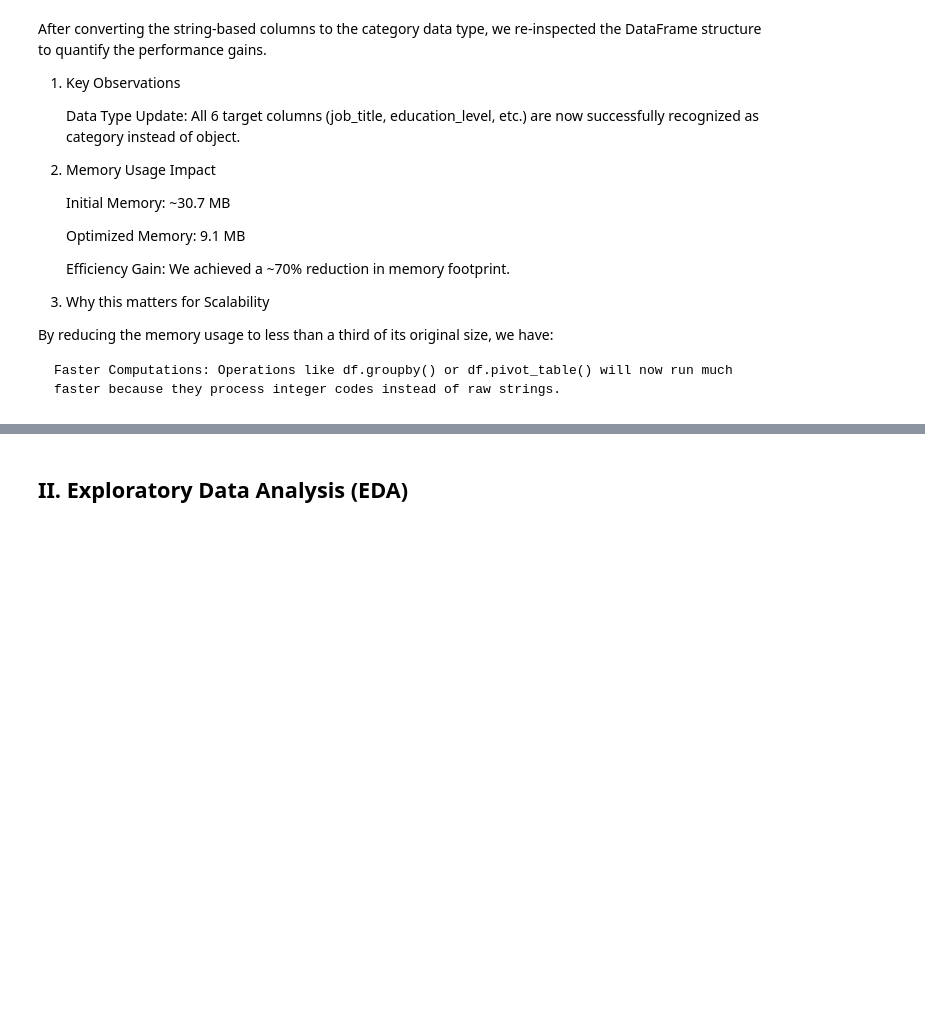
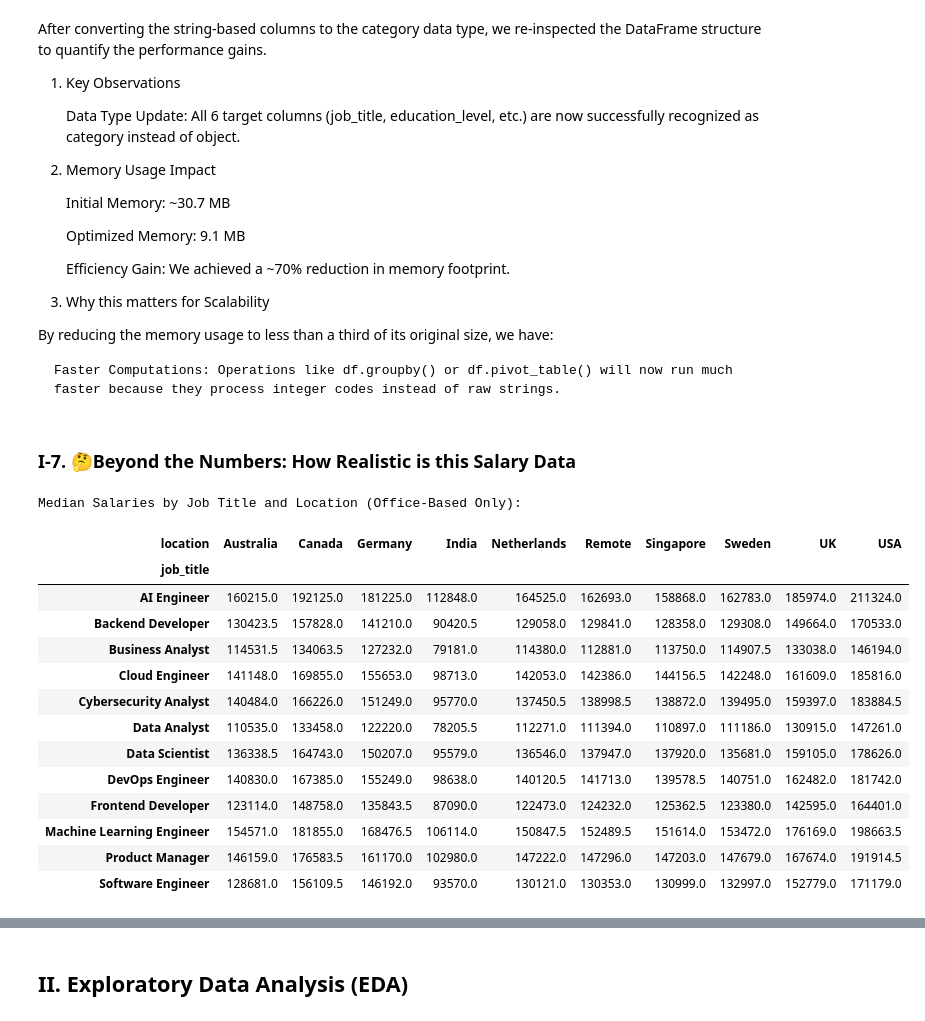
Before and after one commit to younesbensaid/Data-Analytics-projects, a Jupyter notebook: Large-Scale Dataset Analysis: 250K Job Records/NoteBook/Large-Scale Dataset Analysis: 250K Job Records.ipynb, the cells around one changed output, grey strips where cells are left out. Drawn from its saved outputs; the diff is of its cells as text; code cells hidden in the pictures; blank space fills up the shorter version.

Commit message:
### I-7. 🤔Beyond the Numbers: How Realistic is this Salary Data

```diff
--- a/Large-Scale Dataset Analysis: 250K Job Records/NoteBook/Large-Scale Dataset Analysis: 250K Job Records.ipynb
+++ b/Large-Scale Dataset Analysis: 250K Job Records/NoteBook/Large-Scale Dataset Analysis: 250K Job Records.ipynb
@@ -254,3 +254,33 @@ After converting the string-based columns to the category data type, we re-inspe
 By reducing the memory usage to less than a third of its original size, we have:
 
     Faster Computations: Operations like df.groupby() or df.pivot_table() will now run much faster because they process integer codes instead of raw strings.
+# %% [markdown]
+### I-7. 🤔Beyond the Numbers: How Realistic is this Salary Data
+# %%
+office_based_df = df[df['remote_work'] == 'No']
+
+job_location_median = office_based_df.pivot_table(
+    index='job_title',
+    columns='location',
+    values='salary',
+    aggfunc='median'
+).fillna(0)
+
+print("Median Salaries by Job Title and Location (Office-Based Only):")
+display(job_location_median)
+# %% [output]
+Median Salaries by Job Title and Location (Office-Based Only):
+| location | Australia | Canada | Germany | India | Netherlands | Remote | Singapore | Sweden | UK | USA |
+| job_title |  |  |  |  |  |  |  |  |  |  |
+| AI Engineer | 160215.0 | 192125.0 | 181225.0 | 112848.0 | 164525.0 | 162693.0 | 158868.0 | 162783.0 | 185974.0 | 211324.0 |
+| Backend Developer | 130423.5 | 157828.0 | 141210.0 | 90420.5 | 129058.0 | 129841.0 | 128358.0 | 129308.0 | 149664.0 | 170533.0 |
+| Business Analyst | 114531.5 | 134063.5 | 127232.0 | 79181.0 | 114380.0 | 112881.0 | 113750.0 | 114907.5 | 133038.0 | 146194.0 |
+| Cloud Engineer | 141148.0 | 169855.0 | 155653.0 | 98713.0 | 142053.0 | 142386.0 | 144156.5 | 142248.0 | 161609.0 | 185816.0 |
+| Cybersecurity Analyst | 140484.0 | 166226.0 | 151249.0 | 95770.0 | 137450.5 | 138998.5 | 138872.0 | 139495.0 | 159397.0 | 183884.5 |
+| Data Analyst | 110535.0 | 133458.0 | 122220.0 | 78205.5 | 112271.0 | 111394.0 | 110897.0 | 111186.0 | 130915.0 | 147261.0 |
+| Data Scientist | 136338.5 | 164743.0 | 150207.0 | 95579.0 | 136546.0 | 137947.0 | 137920.0 | 135681.0 | 159105.0 | 178626.0 |
+| DevOps Engineer | 140830.0 | 167385.0 | 155249.0 | 98638.0 | 140120.5 | 141713.0 | 139578.5 | 140751.0 | 162482.0 | 181742.0 |
+| Frontend Developer | 123114.0 | 148758.0 | 135843.5 | 87090.0 | 122473.0 | 124232.0 | 125362.5 | 123380.0 | 142595.0 | 164401.0 |
+| Machine Learning Engineer | 154571.0 | 181855.0 | 168476.5 | 106114.0 | 150847.5 | 152489.5 | 151614.0 | 153472.0 | 176169.0 | 198663.5 |
+| Product Manager | 146159.0 | 176583.5 | 161170.0 | 102980.0 | 147222.0 | 147296.0 | 147203.0 | 147679.0 | 167674.0 | 191914.5 |
+| Software Engineer | 128681.0 | 156109.5 | 146192.0 | 93570.0 | 130121.0 | 130353.0 | 130999.0 | 132997.0 | 152779.0 | 171179.0 |
```
Also changed, not shown: parts of 4 cells of this notebook.
